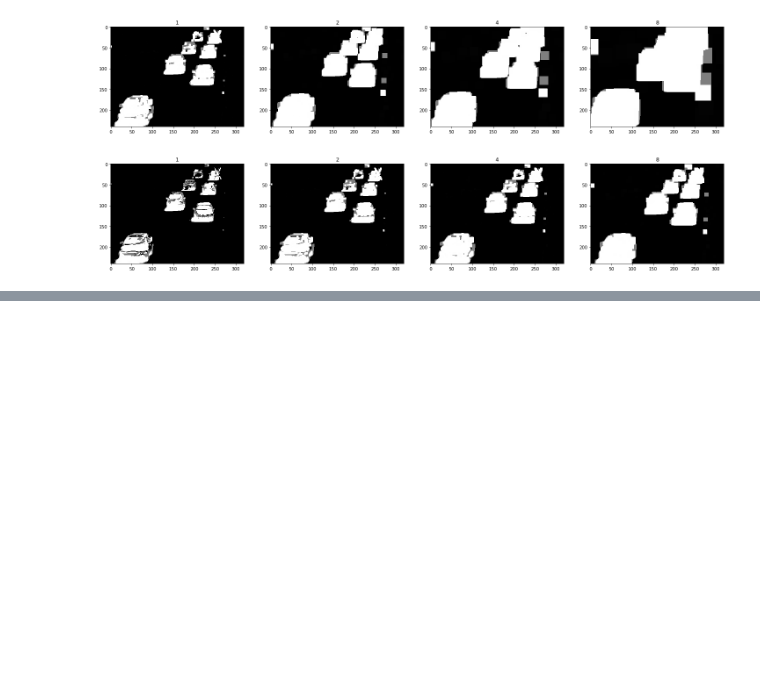
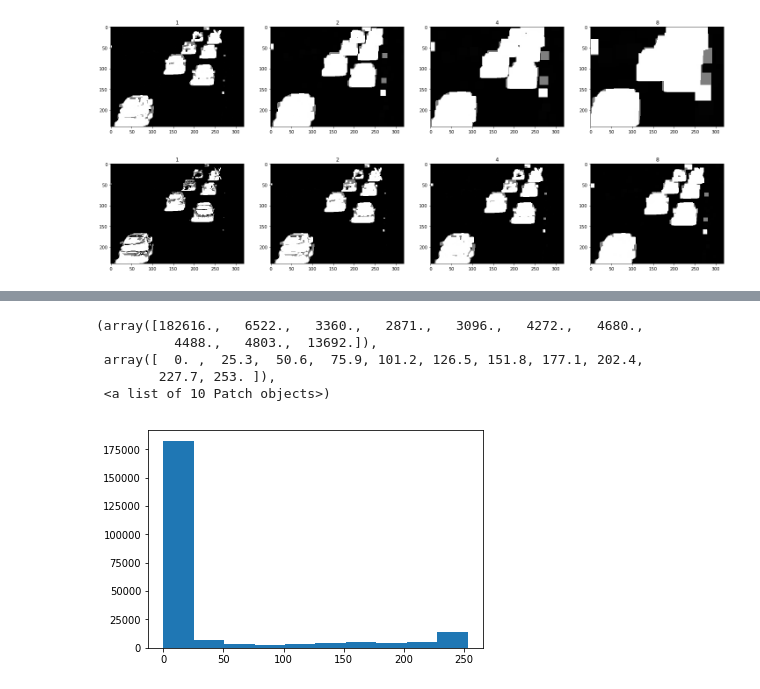
Before and after one commit to kartikarcot/CCTV_Footage_Summarisation, a Jupyter notebook: motionDetect.ipynb, the cells around one changed output, grey strips where cells are left out. Drawn from its saved outputs; the diff is of its cells as text; code cells hidden in the pictures; blank space fills up the shorter version.

Commit message:
gaussian blur

```diff
--- a/motionDetect.ipynb
+++ b/motionDetect.ipynb
@@ -319,0 +358,10 @@ for image in images:
+# %%
+img1 = cv.GaussianBlur(img, (11,11), 0)
+plt.hist(img1.flatten())
+# %% [output]
+(array([182616.,   6522.,   3360.,   2871.,   3096.,   4272.,   4680.,
+          4488.,   4803.,  13692.]),
+ array([  0. ,  25.3,  50.6,  75.9, 101.2, 126.5, 151.8, 177.1, 202.4,
+        227.7, 253. ]),
+ <a list of 10 Patch objects>)
+[figure, added]
```
Also changed, not shown: parts of 6 cells of this notebook, 1 other file.
